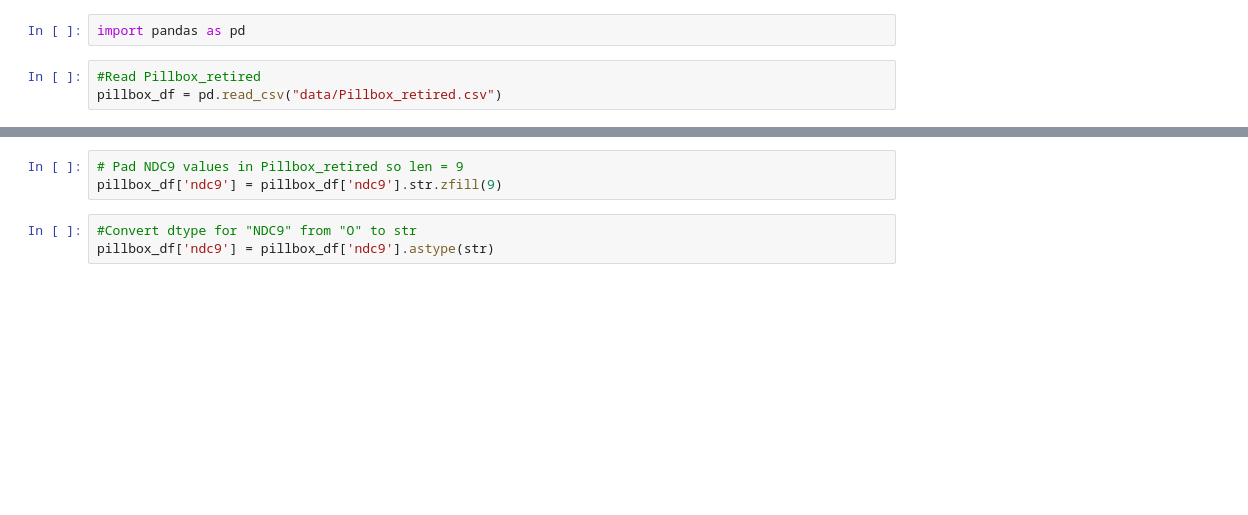
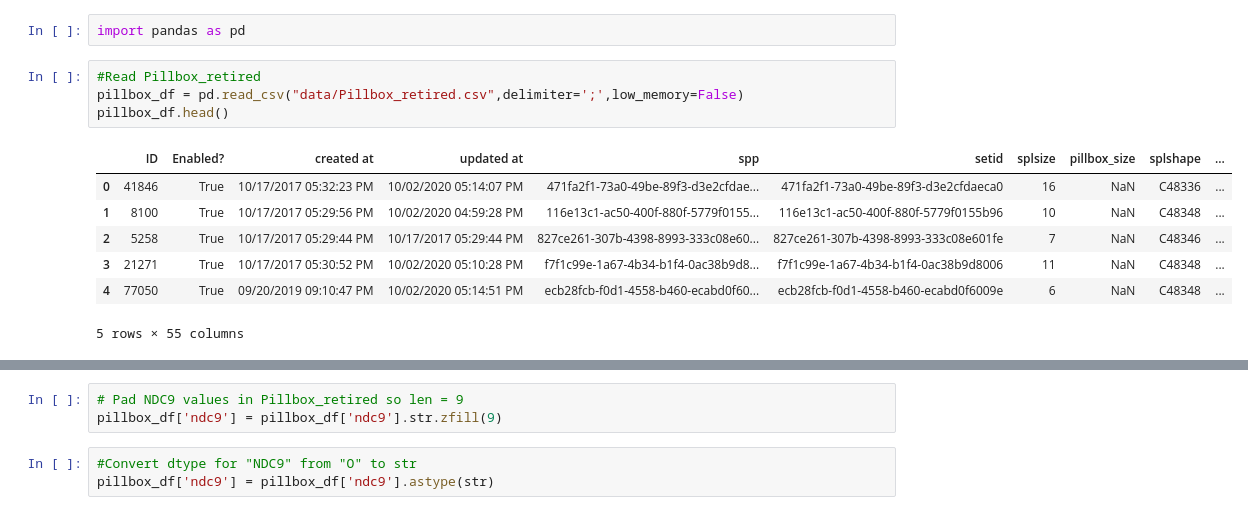
Before and after one commit to jackanichp/pill_pic, a Jupyter notebook: NDC_features.ipynb, the cells around one changed output, grey strips where cells are left out. Saved outputs shown, nothing was run; the diff lists cells and outputs as text; blank space fills up the shorter version.

```diff
--- a/NDC_features.ipynb
+++ b/NDC_features.ipynb
@@ -2,4 +2,13 @@
 import pandas as pd
 # %%
 #Read Pillbox_retired
-pillbox_df = pd.read_csv("data/Pillbox_retired.csv")
+pillbox_df = pd.read_csv("data/Pillbox_retired.csv",delimiter=';',low_memory=False)
+pillbox_df.head()
+# %% [output]
+|  | ID | Enabled? | created at | updated at | spp | setid | splsize | pillbox_size | splshape | ... |
+| 0 | 41846 | True | 10/17/2017 05:32:23 PM | 10/02/2020 05:14:07 PM | 471fa2f1-73a0-49be-89f3-d3e2cfdae... | 471fa2f1-73a0-49be-89f3-d3e2cfdaeca0 | 16 | NaN | C48336 | ... |
+| 1 | 8100 | True | 10/17/2017 05:29:56 PM | 10/02/2020 04:59:28 PM | 116e13c1-ac50-400f-880f-5779f0155... | 116e13c1-ac50-400f-880f-5779f0155b96 | 10 | NaN | C48348 | ... |
+| 2 | 5258 | True | 10/17/2017 05:29:44 PM | 10/17/2017 05:29:44 PM | 827ce261-307b-4398-8993-333c08e60... | 827ce261-307b-4398-8993-333c08e601fe | 7 | NaN | C48346 | ... |
+| 3 | 21271 | True | 10/17/2017 05:30:52 PM | 10/02/2020 05:10:28 PM | f7f1c99e-1a67-4b34-b1f4-0ac38b9d8... | f7f1c99e-1a67-4b34-b1f4-0ac38b9d8006 | 11 | NaN | C48348 | ... |
+| 4 | 77050 | True | 09/20/2019 09:10:47 PM | 10/02/2020 05:14:51 PM | ecb28fcb-f0d1-4558-b460-ecabd0f60... | ecb28fcb-f0d1-4558-b460-ecabd0f6009e | 6 | NaN | C48348 | ... |
+5 rows × 55 columns
```
Also changed, not shown: parts of 7 cells of this notebook.
